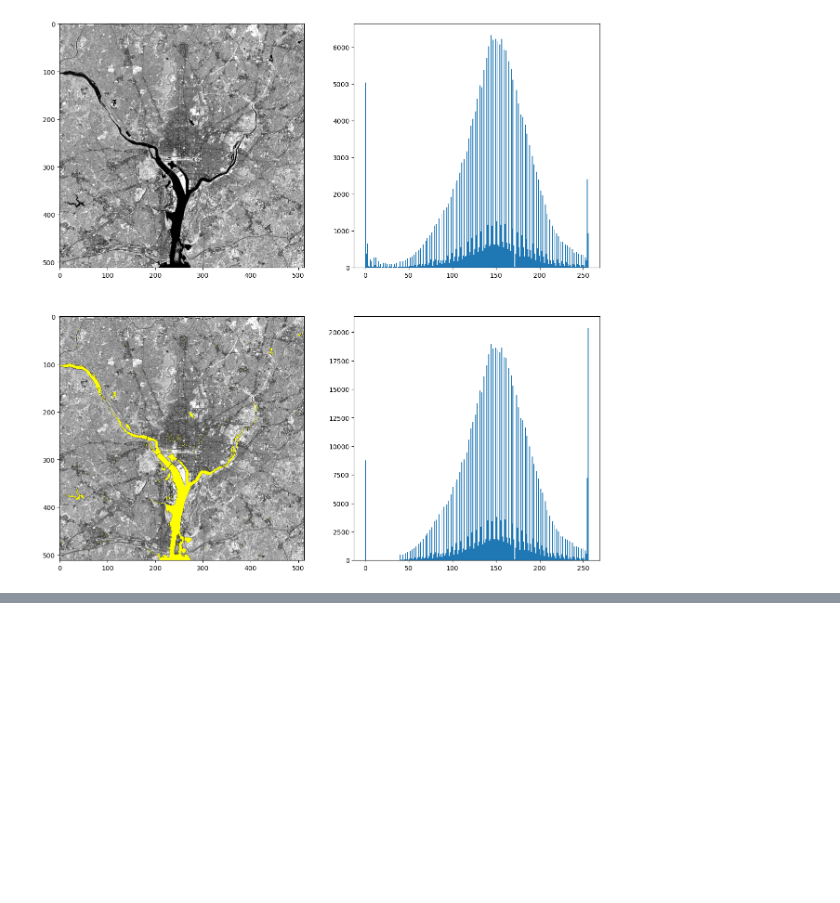
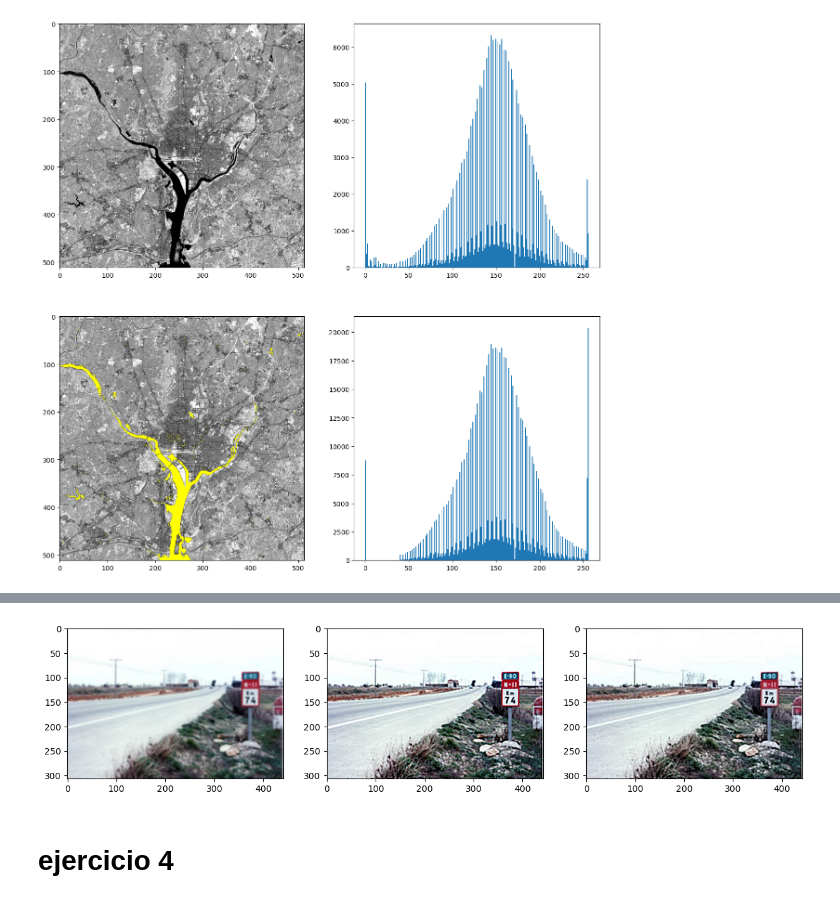
Before and after one commit to IgnacioFucksmann/PDI_2023, a Jupyter notebook: tp_04.ipynb, the cells around one changed output, grey strips where cells are left out. Cells and saved outputs as stored; diff of their text form; code cells hidden in the pictures; blank space fills up the shorter version.

```diff
--- a/tp_04.ipynb
+++ b/tp_04.ipynb
@@ -134,0 +160,24 @@ plt.show()
+# %%
+camino = cv.imread('imagenes/camino.tif')
+
+kernel = np.array([[-1,-1,-1],[-1,9,-1],[-1,-1,-1]])
+
+RGB = np.array(cv.split(camino))
+RGB[0]=cv.filter2D(RGB[0],-1,kernel)
+RGB[1]=cv.filter2D(RGB[1],-1,kernel)
+RGB[2]=cv.filter2D(RGB[2],-1,kernel)
+imgEqulRGB = cv.merge(RGB)
+
+HSV = np.array(cv.split(cv.cvtColor(camino,cv.COLOR_BGR2HSV)))
+HSV[2] = cv.filter2D(HSV[2],-1,kernel)
+imgEqulHSV = cv.cvtColor(cv.merge(HSV),cv.COLOR_HSV2BGR)
+
+fig2, ax2  = plt.subplots(nrows=1, ncols=3, figsize=(15,15))
+ax2[0].imshow(camino[:,:,[2,1,0]])
+ax2[1].imshow(imgEqulRGB[:,:,[2,1,0]])
+ax2[2].imshow(imgEqulHSV[:,:,[2,1,0]])
+plt.show()
+# %% [output]
+[figure, added]
+# %% [markdown]
+# ejercicio 4
```
Also changed, not shown: parts of 6 cells of this notebook.
